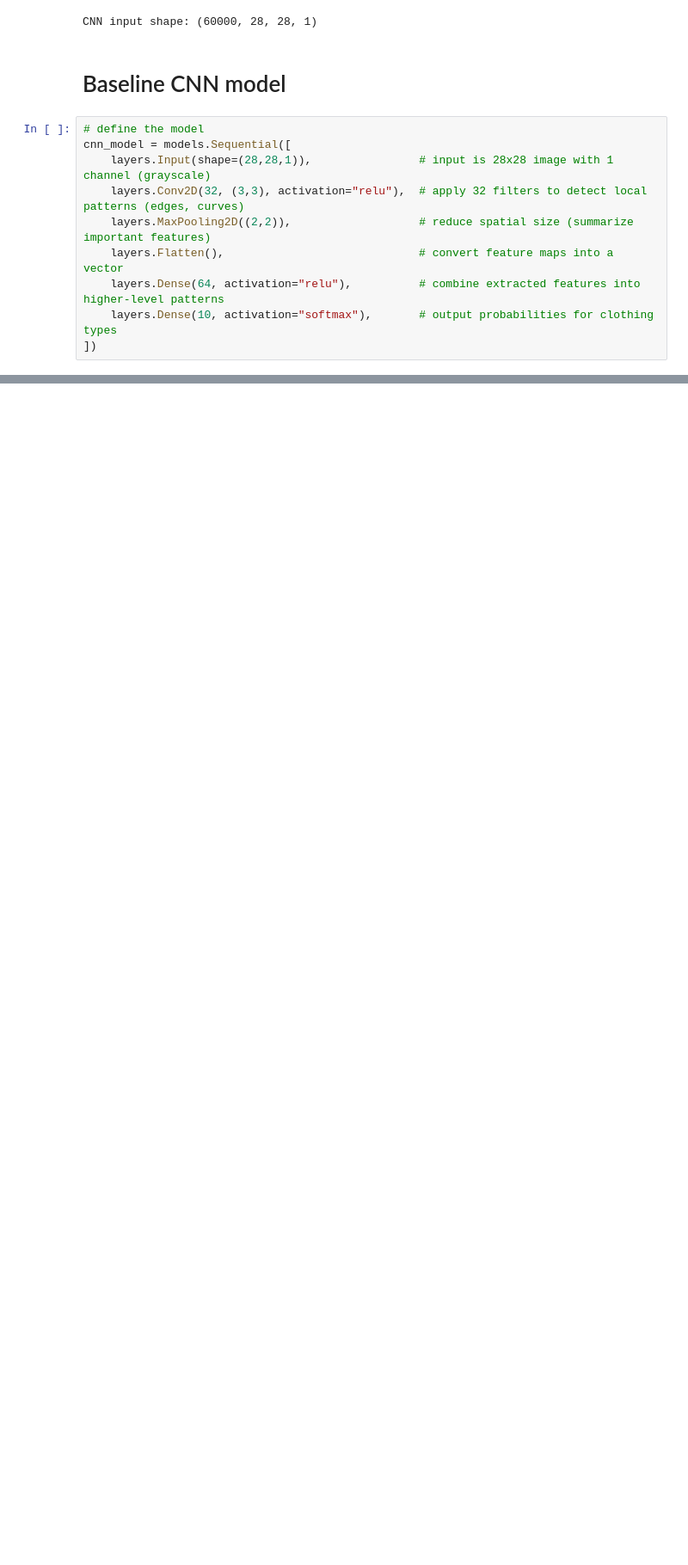
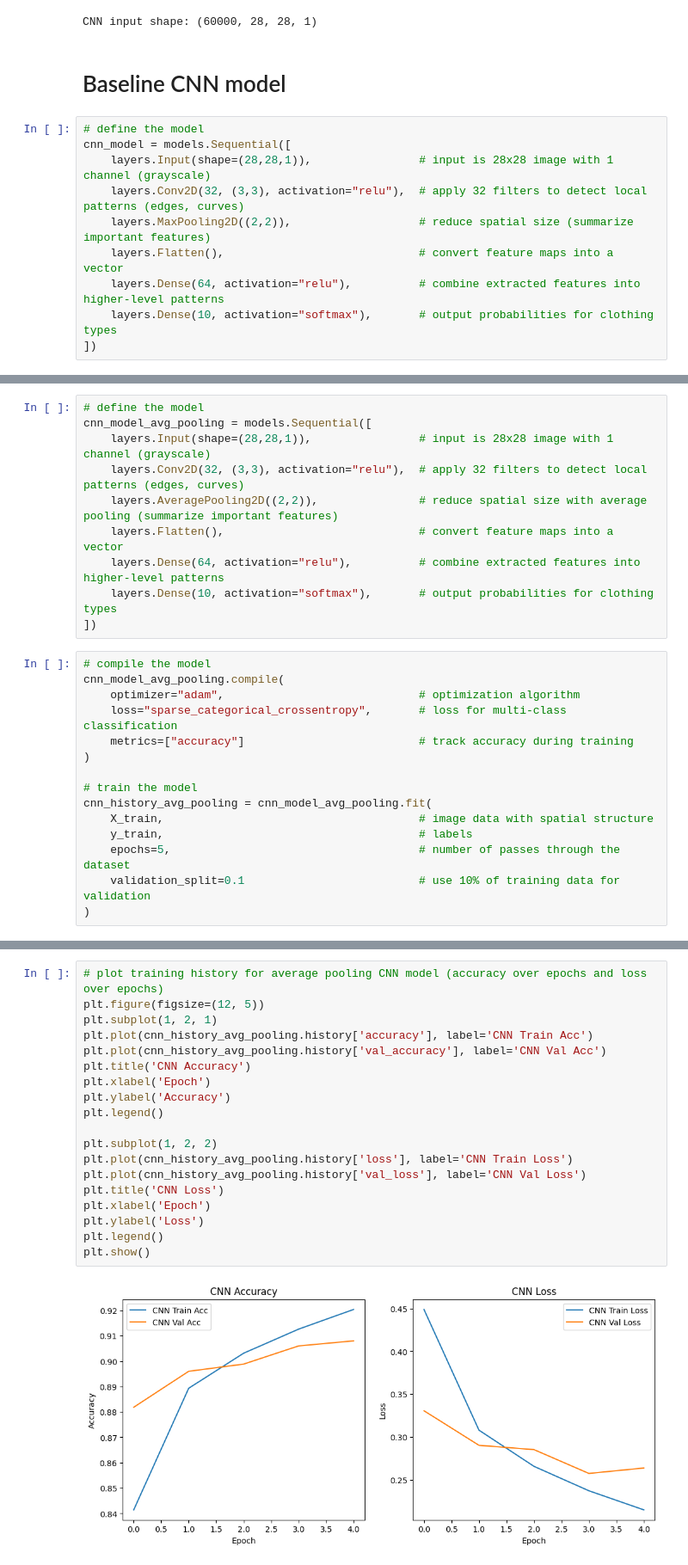
Before and after one commit to donya-beh/GSB-545, a Jupyter notebook: Other Homeworks/Behroozi_Donya_HW6.ipynb, the cells around one changed output, grey strips where cells are left out. Shown at 86% size. Cells and saved outputs as stored; diff of their text form; blank space fills up the shorter version.

```diff
--- a/Other Homeworks/Behroozi_Donya_HW6.ipynb
+++ b/Other Homeworks/Behroozi_Donya_HW6.ipynb
@@ -115,0 +187,25 @@ CNN Test Accuracy: 0.9068999886512756
+# %%
+# define the model
+cnn_model_avg_pooling = models.Sequential([
+    layers.Input(shape=(28,28,1)),                # input is 28x28 image with 1 channel (grayscale)
+    layers.Conv2D(32, (3,3), activation="relu"),  # apply 32 filters to detect local patterns (edges, curves)
+    layers.AveragePooling2D((2,2)),               # reduce spatial size with average pooling (summarize important features)
+    layers.Flatten(),                             # convert feature maps into a vector
+    layers.Dense(64, activation="relu"),          # combine extracted features into higher-level patterns
+    layers.Dense(10, activation="softmax"),       # output probabilities for clothing types
+])
+# %%
+# compile the model
+cnn_model_avg_pooling.compile(
+    optimizer="adam",                             # optimization algorithm
+    loss="sparse_categorical_crossentropy",       # loss for multi-class classification
+    metrics=["accuracy"]                          # track accuracy during training
+)
+
+# train the model
+cnn_history_avg_pooling = cnn_model_avg_pooling.fit(
+    X_train,                                      # image data with spatial structure
+    y_train,                                      # labels
+    epochs=5,                                     # number of passes through the dataset
+    validation_split=0.1                          # use 10% of training data for validation
+)
@@ -115,0 +223,21 @@ CNN Test Accuracy: 0.9068999886512756
+# %%
+# plot training history for average pooling CNN model (accuracy over epochs and loss over epochs)
+plt.figure(figsize=(12, 5))
+plt.subplot(1, 2, 1)
+plt.plot(cnn_history_avg_pooling.history['accuracy'], label='CNN Train Acc')
+plt.plot(cnn_history_avg_pooling.history['val_accuracy'], label='CNN Val Acc')
+plt.title('CNN Accuracy')
+plt.xlabel('Epoch')
+plt.ylabel('Accuracy')
+plt.legend()
+
+plt.subplot(1, 2, 2)
+plt.plot(cnn_history_avg_pooling.history['loss'], label='CNN Train Loss')
+plt.plot(cnn_history_avg_pooling.history['val_loss'], label='CNN Val Loss')
+plt.title('CNN Loss')
+plt.xlabel('Epoch')
+plt.ylabel('Loss')
+plt.legend()
+plt.show()
+# %% [output]
+[figure, added]
```
Also changed, not shown: parts of 45 cells of this notebook.
